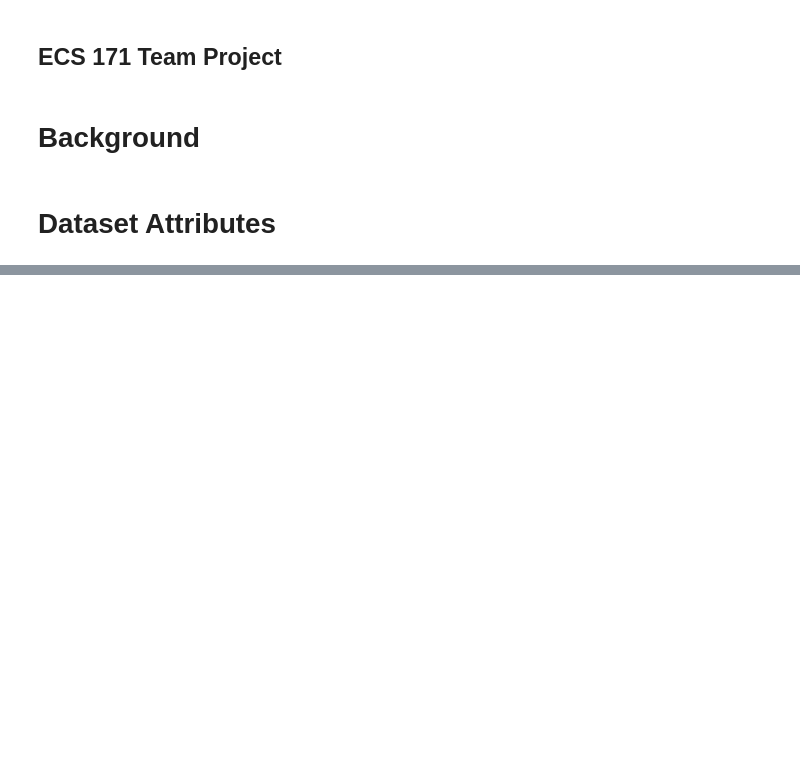
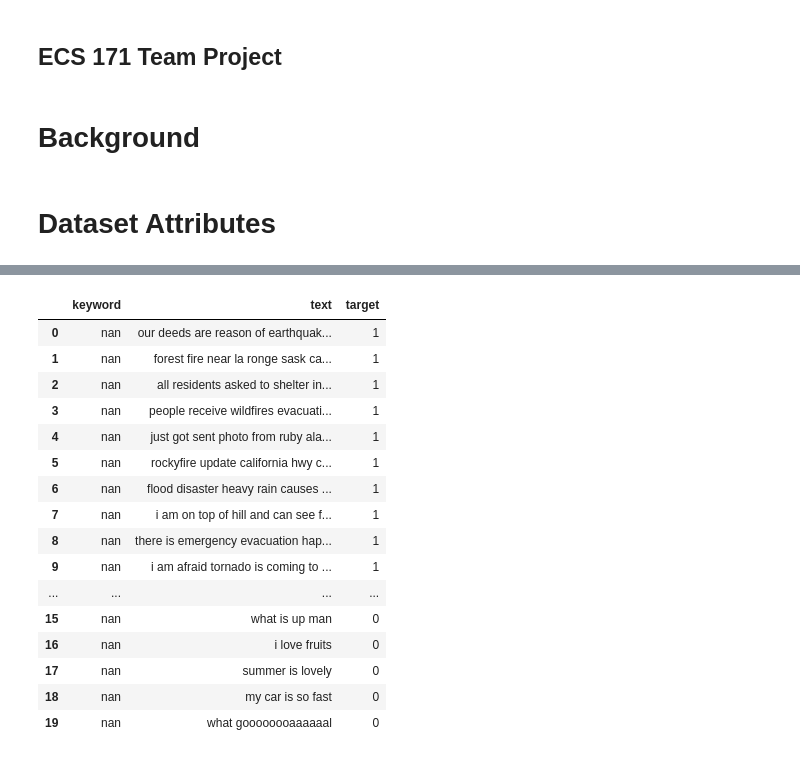
Before and after one commit to michellemckenzie/machine-learning-disaster-tweet-predictions, a Jupyter notebook: project.ipynb, the cells around one changed output, grey strips where cells are left out. Drawn from its saved outputs; the diff is of its cells as text; code cells hidden in the pictures; blank space fills up the shorter version.

```diff
--- a/project.ipynb
+++ b/project.ipynb
@@ -41,5 +48,23 @@ KeyError: "['id', 'location'] not found in axis"
 # %%
-train_df.head(10)
+train_df.head(20)
+# %% [output]
+|  | keyword | text | target |
+| 0 | nan | our deeds are reason of earthquak... | 1 |
+| 1 | nan | forest fire near la ronge sask ca... | 1 |
+| 2 | nan | all residents asked to shelter in... | 1 |
+| 3 | nan | people receive wildfires evacuati... | 1 |
+| 4 | nan | just got sent photo from ruby ala... | 1 |
+| 5 | nan | rockyfire update california hwy c... | 1 |
+| 6 | nan | flood disaster heavy rain causes ... | 1 |
+| 7 | nan | i am on top of hill and can see f... | 1 |
+| 8 | nan | there is emergency evacuation hap... | 1 |
+| 9 | nan | i am afraid tornado is coming to ... | 1 |
+| ... | ... | ... | ... |
+| 15 | nan | what is up man | 0 |
+| 16 | nan | i love fruits | 0 |
+| 17 | nan | summer is lovely | 0 |
+| 18 | nan | my car is so fast | 0 |
+| 19 | nan | what goooooooaaaaaal | 0 |
 # %%
 sentence = train_df.iloc[19]
 print(sentence)
```
Also changed, not shown: parts of 9 cells of this notebook, 1 other file.
